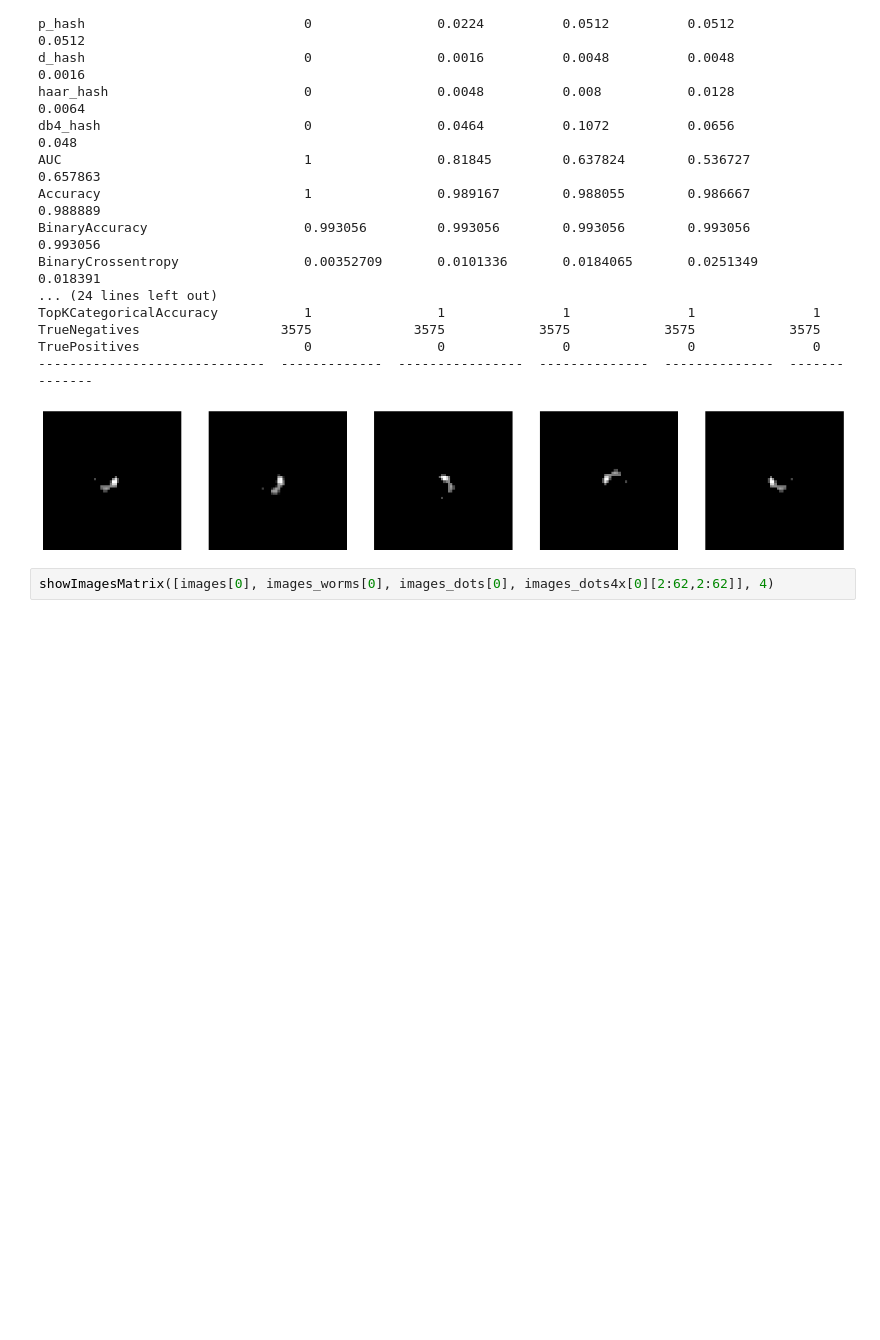
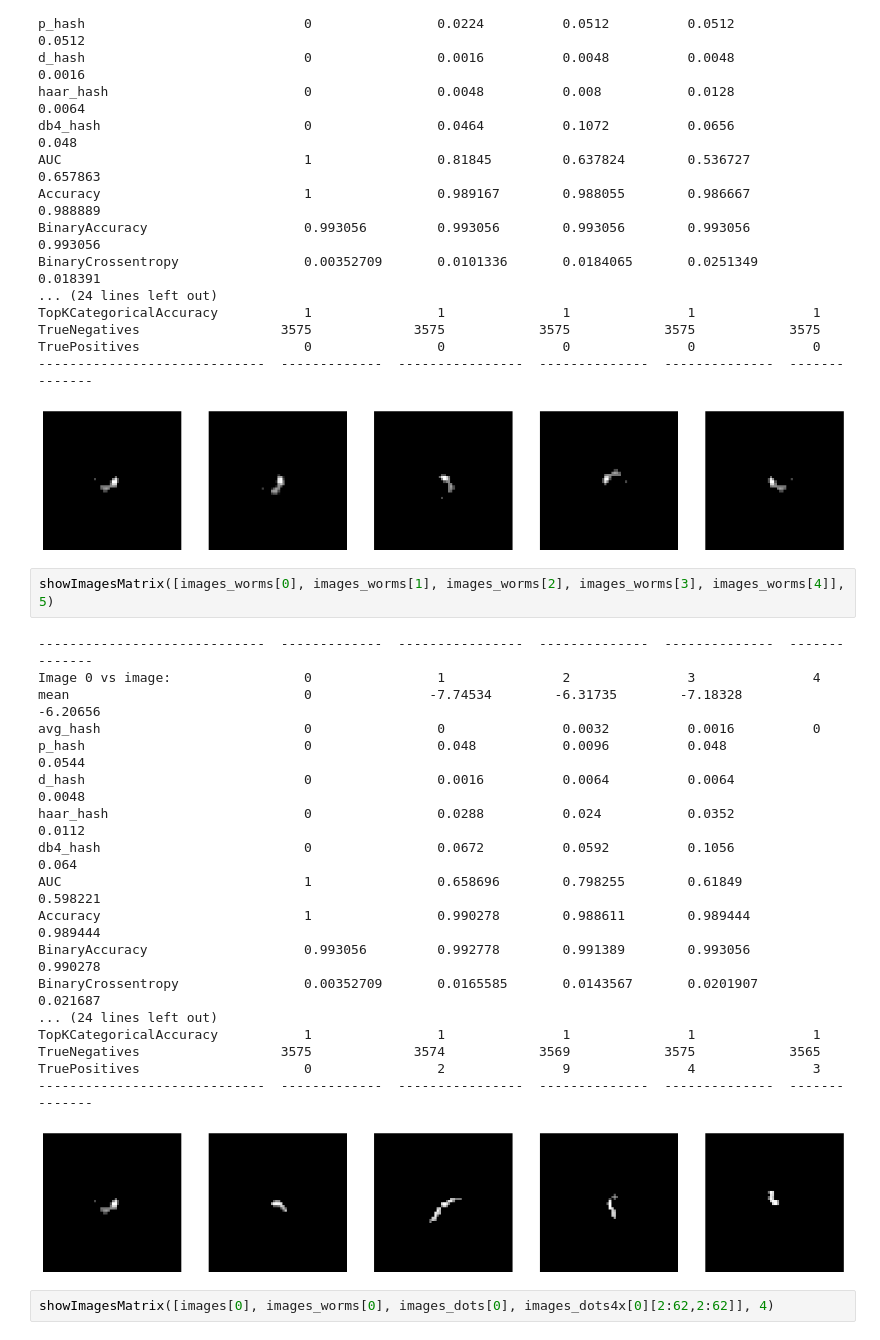
Before and after one commit to marp-science/credo-anomalies, a Jupyter notebook: metrics_compare.ipynb, the cells around one changed output. Cells and saved outputs as stored; diff of their text form; blank space fills up the shorter version.

```diff
--- a/metrics_compare.ipynb
+++ b/metrics_compare.ipynb
@@ -248,6 +296,27 @@ TrueNegatives                  3575             3575            3575
 TruePositives                     0                0               0               0               0
 -----------------------------  -------------  ----------------  --------------  --------------  --------------
 [figure]
+# %%
+showImagesMatrix([images_worms[0], images_worms[1], images_worms[2], images_worms[3], images_worms[4]], 5)
+# %% [output]
+-----------------------------  -------------  ----------------  --------------  --------------  --------------
+Image 0 vs image:                 0                1               2               3               4
+mean                              0               -7.74534        -6.31735        -7.18328        -6.20656
+avg_hash                          0                0               0.0032          0.0016          0
+p_hash                            0                0.048           0.0096          0.048           0.0544
+d_hash                            0                0.0016          0.0064          0.0064          0.0048
+haar_hash                         0                0.0288          0.024           0.0352          0.0112
+db4_hash                          0                0.0672          0.0592          0.1056          0.064
+AUC                               1                0.658696        0.798255        0.61849         0.598221
+Accuracy                          1                0.990278        0.988611        0.989444        0.989444
+BinaryAccuracy                    0.993056         0.992778        0.991389        0.993056        0.990278
+BinaryCrossentropy                0.00352709       0.0165585       0.0143567       0.0201907       0.021687
+... (24 lines left out)
+TopKCategoricalAccuracy           1                1               1               1               1
+TrueNegatives                  3575             3574            3569            3575            3565
+TruePositives                     0                2               9               4               3
+-----------------------------  -------------  ----------------  --------------  --------------  --------------
+[figure, added]
 # %%
 showImagesMatrix([images[0], images_worms[0], images_dots[0], images_dots4x[0][2:62,2:62]], 4)
 # %% [output]
```
Also changed, not shown: parts of 4 cells of this notebook, 4 other files.
